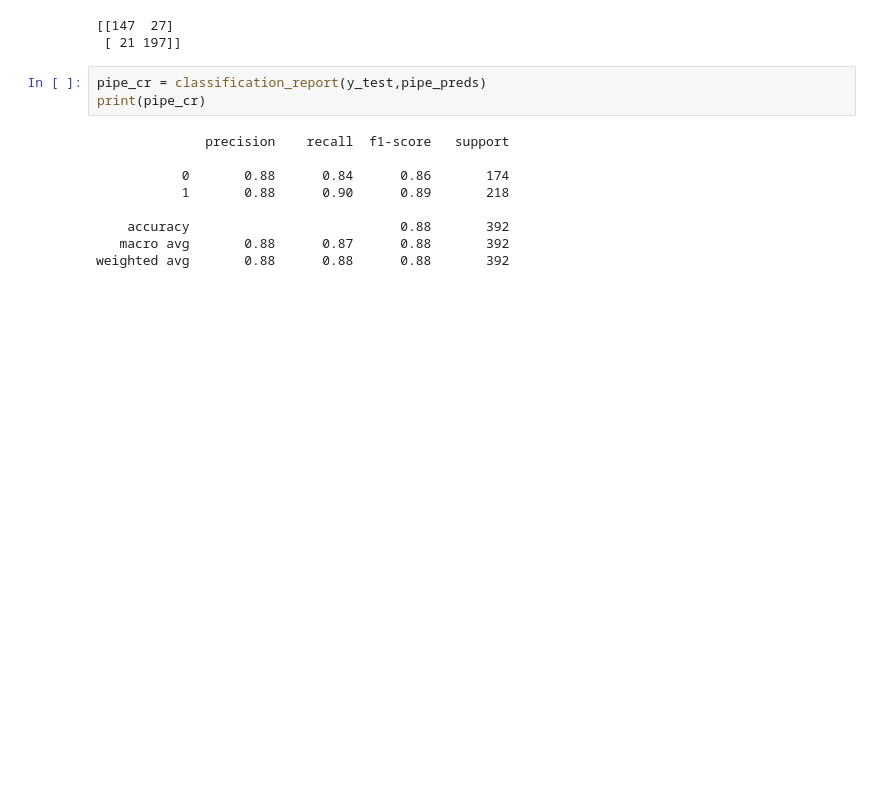
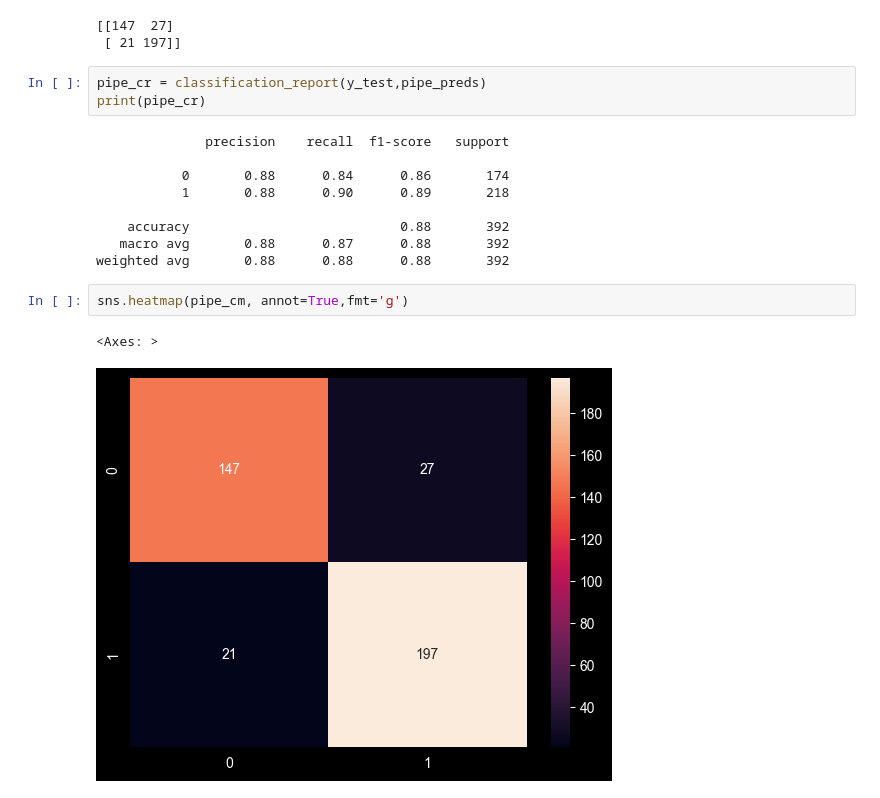
Before and after one commit to kanishkay/Youtube_Spam_Collection_NLP, a Jupyter notebook: Youtube_Spam_Collection.ipynb, the cells around one changed output. Drawn from its saved outputs; the diff is of its cells as text; blank space fills up the shorter version.

```diff
--- a/Youtube_Spam_Collection.ipynb
+++ b/Youtube_Spam_Collection.ipynb
@@ -197,3 +211,8 @@ print(pipe_cr)
     accuracy                           0.88       392
    macro avg       0.88      0.87      0.88       392
 weighted avg       0.88      0.88      0.88       392
+# %%
+sns.heatmap(pipe_cm, annot=True,fmt='g')
+# %% [output]
+<Axes: >
+[figure, added]
```
Also changed, not shown: parts of 11 cells of this notebook.
